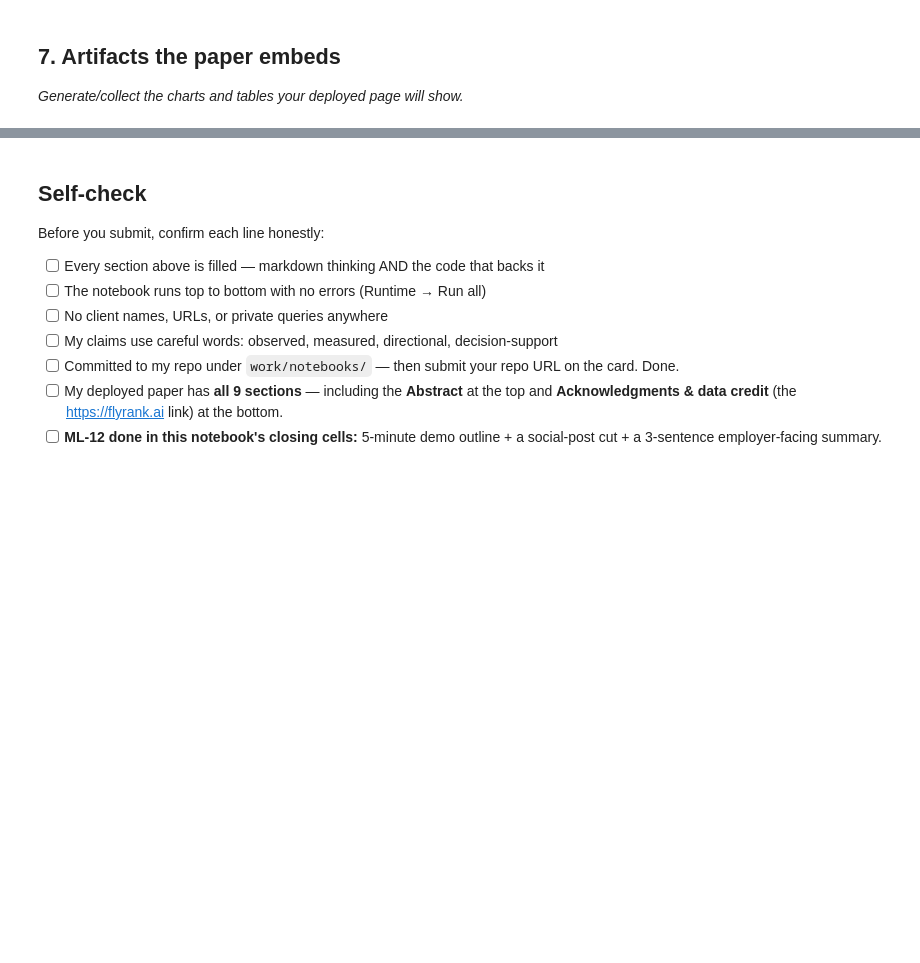
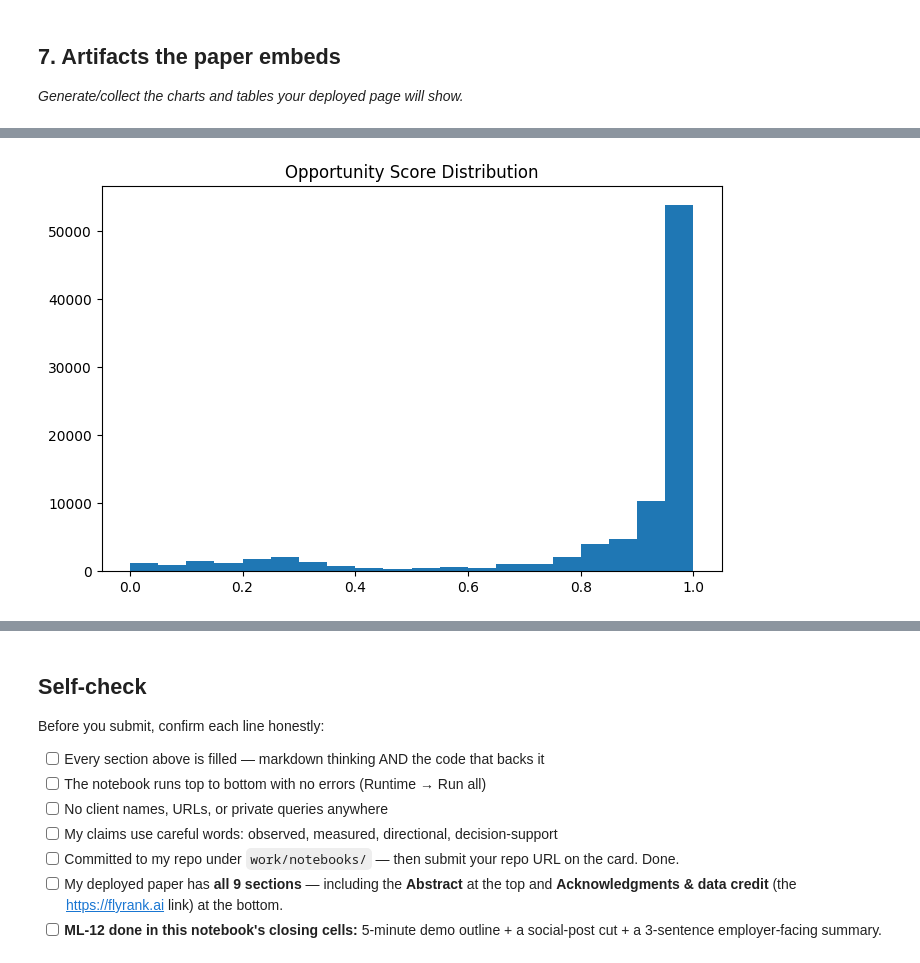
Before and after one commit to Syed-Hunain-Naqvi/Flyrank-Internship, a Jupyter notebook: work/notebooks/capstone.ipynb, the cells around one changed output, grey strips where cells are left out. Saved outputs shown, nothing was run; the diff lists cells and outputs as text; code cells hidden in the pictures; blank space fills up the shorter version.

```diff
--- a/work/notebooks/capstone.ipynb
+++ b/work/notebooks/capstone.ipynb
@@ -36,0 +426,15 @@ This skeleton is yours to fill. Work the sections **in order** — each one has
+# %%
+plt.figure(figsize=(8,5))
+
+plt.hist(
+    recommendations["probability"],
+    bins=20
+)
+
+plt.title(
+    "Opportunity Score Distribution"
+)
+
+plt.show()
+# %% [output]
+[figure, added]
```
Also changed, not shown: parts of 27 cells of this notebook.
